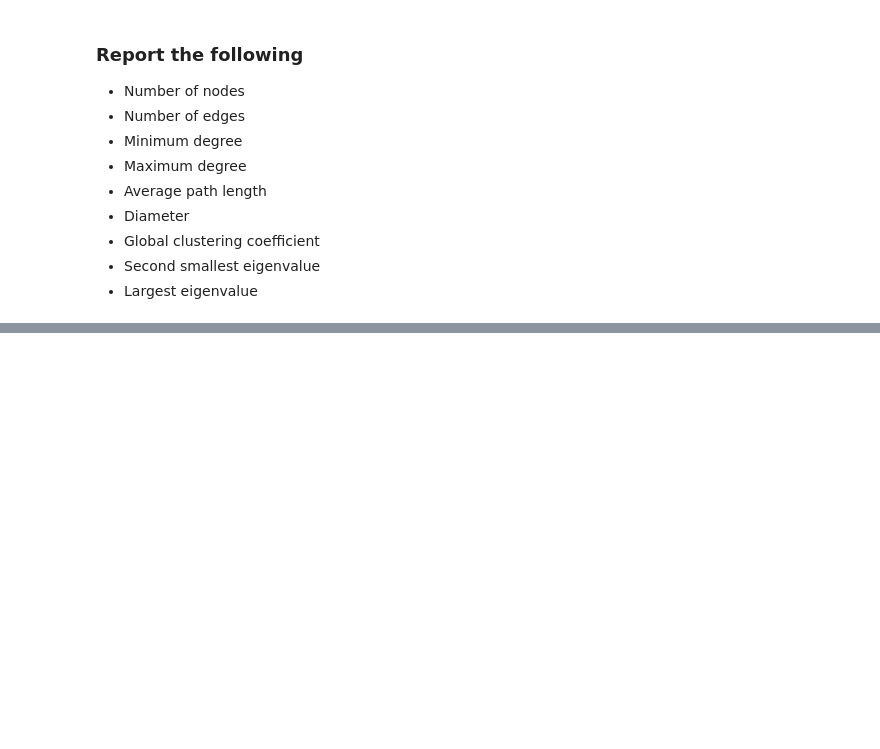
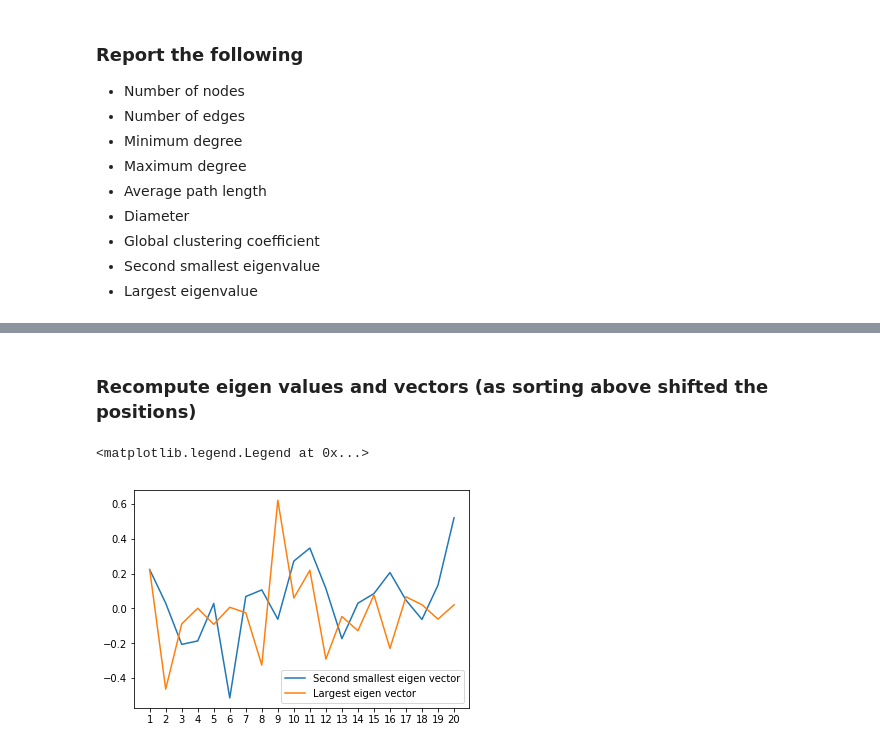
Before and after one commit to kjkrupal/Centrality-and-Ranking-in-Real-World-Networks, a Jupyter notebook: code.ipynb, the cells around one changed output, grey strips where cells are left out. Cells and saved outputs as stored; diff of their text form; code cells hidden in the pictures; blank space fills up the shorter version.

```diff
--- a/code.ipynb
+++ b/code.ipynb
@@ -243,3 +244,37 @@ report
 | 1 | Erdos-Renyi 40 | 40 | 120 | 3 | 11 | 2.197436 | ... |
 | 2 | Barabasi 20 | 20 | 85 | 5 | 18 | 1.552632 | ... |
 | 3 | Barabasi 40 | 40 | 114 | 3 | 26 | 2.015385 | ... |
+# %% [markdown]
+### Recompute eigen values and vectors (as sorting above shifted the positions)
+# %%
+erdos20_vals, erdos20_vec = np.linalg.eig(erdos20_lap)
+erdos40_vals, erdos40_vec = np.linalg.eig(erdos40_lap)
+barabasi20_vals, barabasi20_vec = np.linalg.eig(barabasi20_lap)
+barabasi40_vals, barabasi40_vec = np.linalg.eig(barabasi40_lap)
+# %%
+erdos20_dict = dict(zip(erdos20_vals, erdos20_vec))
+erdos40_dict = dict(zip(erdos40_vals, erdos40_vec))
+barabasi20_dict = dict(zip(barabasi20_vals, barabasi20_vec))
+barabasi40_dict = dict(zip(barabasi40_vals, barabasi40_vec))
+# %%
+keys_erdos = erdos20_dict.keys()
+keys_erdos.sort()
+keys_barabasi = barabasi20_dict.keys()
+keys_barabasi.sort()
+# %%
+erdos_small_eig_vec = erdos20_dict[keys_erdos[1]]
+erdos_large_eig_vec = erdos20_dict[keys_erdos[len(keys_erdos) - 1]]
+barabasi_small_eig_vec = barabasi20_dict[keys_barabasi[1]]
+barabasi_large_eig_vec = barabasi20_dict[keys_barabasi[len(keys_barabasi) - 1]]
+# %%
+node_id = [i + 1 for i in range(20)]
+plt.plot(node_id, erdos_small_eig_vec, label = 'Second smallest eigen vector')
+plt.plot(node_id, erdos_large_eig_vec, label = 'Largest eigen vector')
+plt.xlabel('Node IDs')
+plt.ylabel('Value of Eigen Vector')
+plt.title('Erdos-Renyi Netw')
+plt.xticks(node_id)
+plt.legend()
+# %% [output]
+<matplotlib.legend.Legend at 0x...>
+[figure, added]
```
Also changed, not shown: parts of 5 cells of this notebook.
